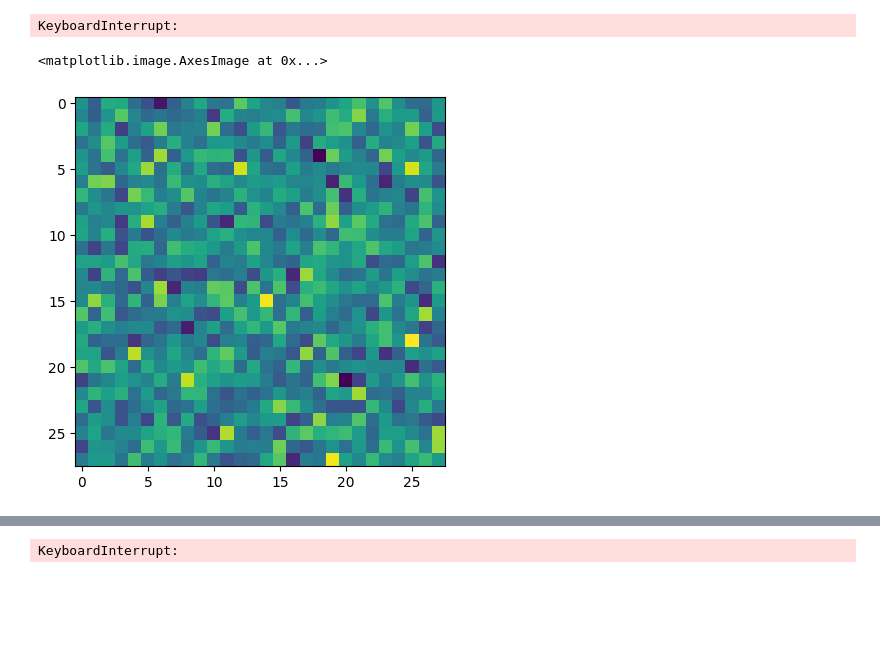
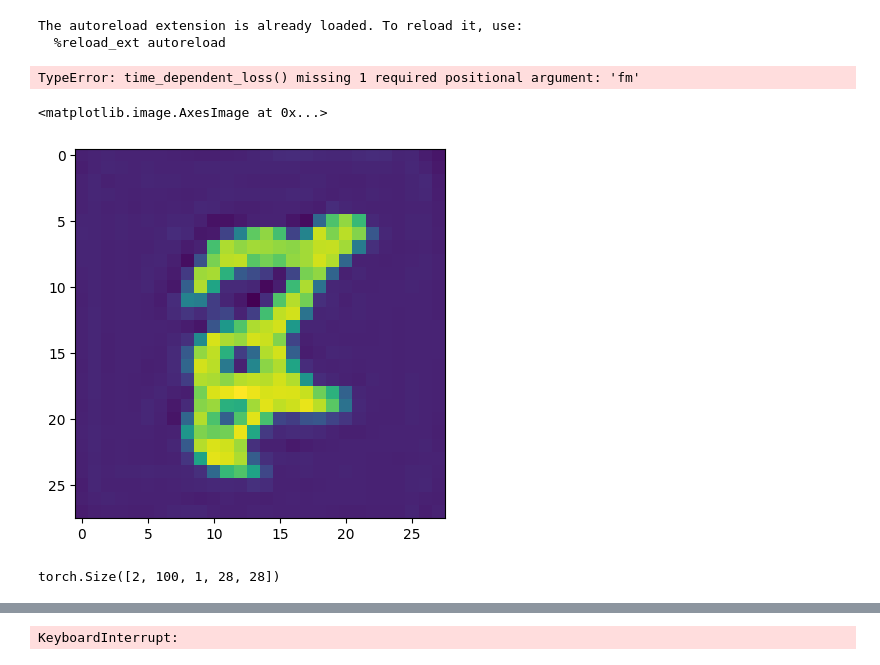
Before and after one commit to KacperWyrwal/topological-conditional-flow-matching, a Jupyter notebook: examples/images/mnist_example.ipynb, the cells around one changed output, grey strips where cells are left out. Cells and saved outputs as stored; diff of their text form; code cells hidden in the pictures; blank space fills up the shorter version.

Commit message:
sampling from gp + mnist lenet evaluation

```diff
--- a/examples/images/mnist_example.ipynb
+++ b/examples/images/mnist_example.ipynb
@@ -5,6 +5,7 @@ import os
 
 import matplotlib.pyplot as plt
 import torch
+import torchdiffeq
 import torchsde
 from torchdyn.core import NeuralODE
 from torchvision import datasets, transforms
@@ -16,5 +17,35 @@ from torchcfm.conditional_flow_matching import *
 from torchcfm.fourier_transform import *
 from torchcfm.models.unet import UNetModel
 
-savedir = "models/mnist"
+savedir = "models/cond_mnist"
 os.makedirs(savedir, exist_ok=True)
+use_cuda = torch.cuda.is_available()
+device = torch.device("cuda" if use_cuda else "cpu")
+torch.set_default_device(device)
+
+
+def time_dependent_loss(ut, ut_pred, t, fm: ConditionalTopologicalFlowMatcher) -> torch.Tensor:
+    kappa = fm._bridge_kappa(t)
+    vt, vt_pred = fm.ft.transform(ut), fm.ft.transform(ut_pred)
+    return torch.mean((kappa * (vt - vt_pred)) ** 2)
+
+def time_independent_loss(ut, ut_pred, t, fm: ConditionalTopologicalFlowMatcher) -> torch.Tensor:
+    return torch.mean((ut - ut_pred) ** 2)
+
+
+batch_size = 128
+n_epochs = 1
+
+trainset = datasets.MNIST(
+    "../data",
+    train=True,
+    download=True,
+    transform=transforms.Compose([transforms.ToTensor(), transforms.Normalize((0.5,), (0.5,))]),
+)
+
+train_loader = torch.utils.data.DataLoader(
+    trainset, batch_size=batch_size, shuffle=True, drop_last=True, generator=torch.Generator(device=device)
+)
+# %% [output]
+The autoreload extension is already loaded. To reload it, use:
+  %reload_ext autoreload
@@ -62,21 +77,38 @@ for epoch in range(n_epochs):
         x0 = torch.randn_like(x1)
         t, xt, ut = FM.sample_location_and_conditional_flow(x0, x1)
         vt = model(t, xt)
-        loss = torch.mean((vt - ut) ** 2)
+        loss = time_dependent_loss(ut, vt, t)
+        # loss = torch.mean((vt - ut) ** 2)
         loss.backward()
         optimizer.step()
         pbar.set_postfix(loss=loss.item())
+
+
+with torch.inference_mode():
+    traj = node.trajectory(
+        torch.randn(100, 1, 28, 28, device=device),
+        t_span=torch.linspace(0, 1, 2, device=device),
+    )
+grid = make_grid(
+    traj[-1, :100].view([-1, 1, 28, 28]).clip(-1, 1), value_range=(-1, 1), padding=0, nrow=10
+)
+img = ToPILImage()(grid)
+plt.imshow(img)
 # %% [output]
-KeyboardInterrupt:
+TypeError: time_dependent_loss() missing 1 required positional argument: 'fm'
 # %%
 with torch.no_grad():
     traj = node.trajectory(
         torch.randn(1, 1, 28, 28, device=device),
         t_span=torch.linspace(0, 1, 2, device=device),
     )
 
-plt.imshow(traj[0, 0, 0])
+plt.imshow(traj[1, -1, 0])
 # %% [output]
 <matplotlib.image.AxesImage at 0x...>
-[figure, old version]
+[figure, new version]
+# %%
+traj.shape
+# %% [output]
+torch.Size([2, 100, 1, 28, 28])
 # %%
```
Also changed, not shown: parts of 2 cells of this notebook, 7 other files.
